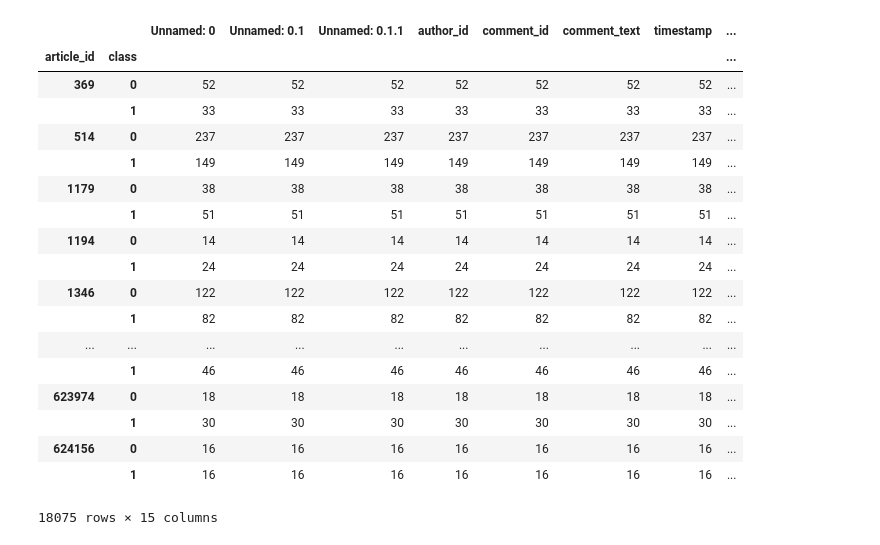
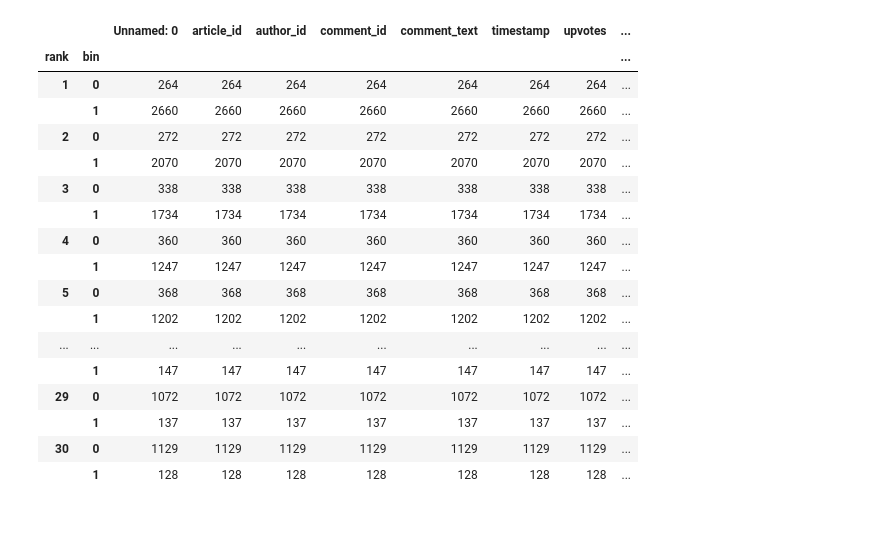
Before and after one commit to jfilter/tmip, a Jupyter notebook: Scoring.ipynb, the cells around one changed output. Drawn from its saved outputs; the diff is of its cells as text; code cells hidden in the pictures.

```diff
--- a/Scoring.ipynb
+++ b/Scoring.ipynb
@@ -10,5 +13,3 @@ import numpy as np
-# %%
-co = pd.read_csv('/data/tmip/only_pol/comments_cleaned_100.csv')
 # %%
 co['rank'] = co.groupby('article_id')['timestamp'].rank(method='dense').astype(int)
 # %%
@@ -36,11 +36,11 @@ co[co['article_id'] == 168]
 co['total_upvotes'] = co.groupby('article_id')['upvotes'].transform('sum')
 co['total_comments'] = co.groupby('article_id')['upvotes'].transform('count')
 # %%
-co = co[co['total_comments'] > 20] # do not consider articles with under 10 upvotes
+# co = co[co['total_comments'] > 20] # do not consider articles with under 10 upvotes
 # %%
 co = co[co['total_upvotes'] > 10] # do not consider articles with under 10 upvotes
 # %%
-co = co[co['total_comments'] != 50] # remove articles with only 50 total comments. prop. error with scraping
+co = co[co['total_comments'] > 50] # remove articles with over 50 comments.
 # %%
 # this was used before to calc some random score
 # co['score'] = co.apply(lambda row: (row.upvotes / math.log(row.total_upvotes + 1)) + (row['rank'] / row.total_comments), axis=1)
@@ -100,0 +100,7 @@ res['bin'] = np.where(res['med_rel_upvotes'] > res['rel_upvotes'], 0, 1)
+# %%
+res = co.join(r, how='left', on='rank', rsuffix='r_')
+res = res[res['rank'] <= 30]
+res['med_rel_upvotes_diff'] = (res['med_rel_upvotes'] - res['rel_upvotes']) ** 2
+res['class'] = pd.qcut(res['med_rel_upvotes_diff'], q=10, labels=range(10))
+res = res[(res['class'] == 0) | (res['class'] == 9)]
+res['bin'] = np.where(res['class'] > 0, 1, 0)
@@ -122,23 +149,22 @@ res
 # %%
-res.groupby(['article_id', 'class']).count()
+res.groupby(['rank', 'bin']).count()
 # %% [output]
-|  |  | Unnamed: 0 | Unnamed: 0.1 | Unnamed: 0.1.1 | author_id | comment_id | comment_text | timestamp | ... |
-| article_id | class |  |  |  |  |  |  |  | ... |
-| 369 | 0 | 52 | 52 | 52 | 52 | 52 | 52 | 52 | ... |
-|  | 1 | 33 | 33 | 33 | 33 | 33 | 33 | 33 | ... |
-| 514 | 0 | 237 | 237 | 237 | 237 | 237 | 237 | 237 | ... |
-|  | 1 | 149 | 149 | 149 | 149 | 149 | 149 | 149 | ... |
-| 1179 | 0 | 38 | 38 | 38 | 38 | 38 | 38 | 38 | ... |
-|  | 1 | 51 | 51 | 51 | 51 | 51 | 51 | 51 | ... |
-| 1194 | 0 | 14 | 14 | 14 | 14 | 14 | 14 | 14 | ... |
-|  | 1 | 24 | 24 | 24 | 24 | 24 | 24 | 24 | ... |
-| 1346 | 0 | 122 | 122 | 122 | 122 | 122 | 122 | 122 | ... |
-|  | 1 | 82 | 82 | 82 | 82 | 82 | 82 | 82 | ... |
+|  |  | Unnamed: 0 | article_id | author_id | comment_id | comment_text | timestamp | upvotes | ... |
+| rank | bin |  |  |  |  |  |  |  | ... |
+| 1 | 0 | 264 | 264 | 264 | 264 | 264 | 264 | 264 | ... |
+|  | 1 | 2660 | 2660 | 2660 | 2660 | 2660 | 2660 | 2660 | ... |
+| 2 | 0 | 272 | 272 | 272 | 272 | 272 | 272 | 272 | ... |
+|  | 1 | 2070 | 2070 | 2070 | 2070 | 2070 | 2070 | 2070 | ... |
+| 3 | 0 | 338 | 338 | 338 | 338 | 338 | 338 | 338 | ... |
+|  | 1 | 1734 | 1734 | 1734 | 1734 | 1734 | 1734 | 1734 | ... |
+| 4 | 0 | 360 | 360 | 360 | 360 | 360 | 360 | 360 | ... |
+|  | 1 | 1247 | 1247 | 1247 | 1247 | 1247 | 1247 | 1247 | ... |
+| 5 | 0 | 368 | 368 | 368 | 368 | 368 | 368 | 368 | ... |
+|  | 1 | 1202 | 1202 | 1202 | 1202 | 1202 | 1202 | 1202 | ... |
 | ... | ... | ... | ... | ... | ... | ... | ... | ... | ... |
-|  | 1 | 46 | 46 | 46 | 46 | 46 | 46 | 46 | ... |
-| 623974 | 0 | 18 | 18 | 18 | 18 | 18 | 18 | 18 | ... |
-|  | 1 | 30 | 30 | 30 | 30 | 30 | 30 | 30 | ... |
-| 624156 | 0 | 16 | 16 | 16 | 16 | 16 | 16 | 16 | ... |
-|  | 1 | 16 | 16 | 16 | 16 | 16 | 16 | 16 | ... |
+|  | 1 | 147 | 147 | 147 | 147 | 147 | 147 | 147 | ... |
+| 29 | 0 | 1072 | 1072 | 1072 | 1072 | 1072 | 1072 | 1072 | ... |
+|  | 1 | 137 | 137 | 137 | 137 | 137 | 137 | 137 | ... |
+| 30 | 0 | 1129 | 1129 | 1129 | 1129 | 1129 | 1129 | 1129 | ... |
+|  | 1 | 128 | 128 | 128 | 128 | 128 | 128 | 128 | ... |
-18075 rows × 15 columns
 # %%
```
Also changed, not shown: parts of 11 cells of this notebook, 2 other files.
